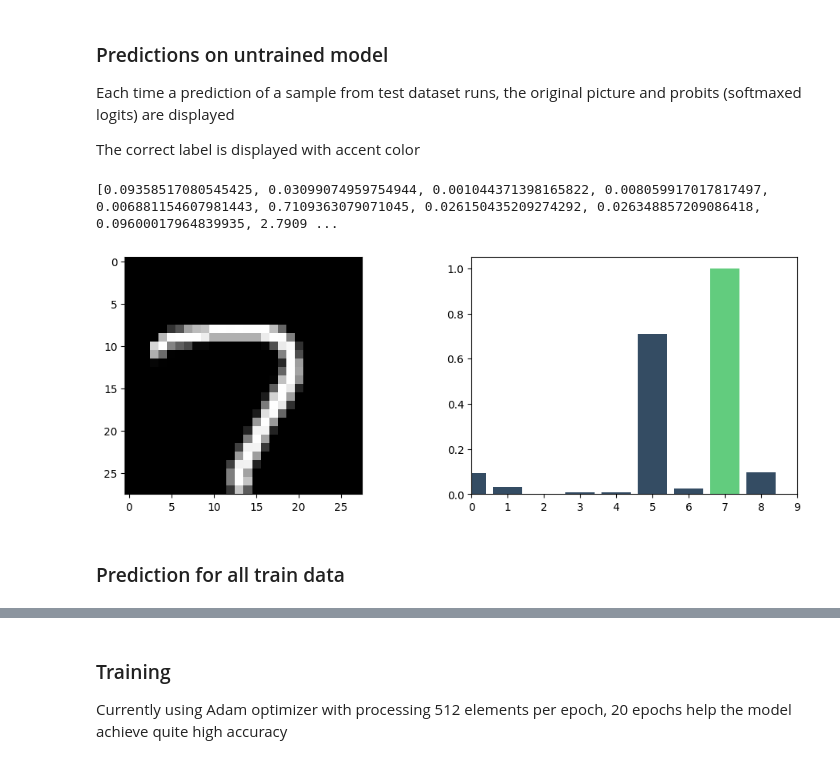
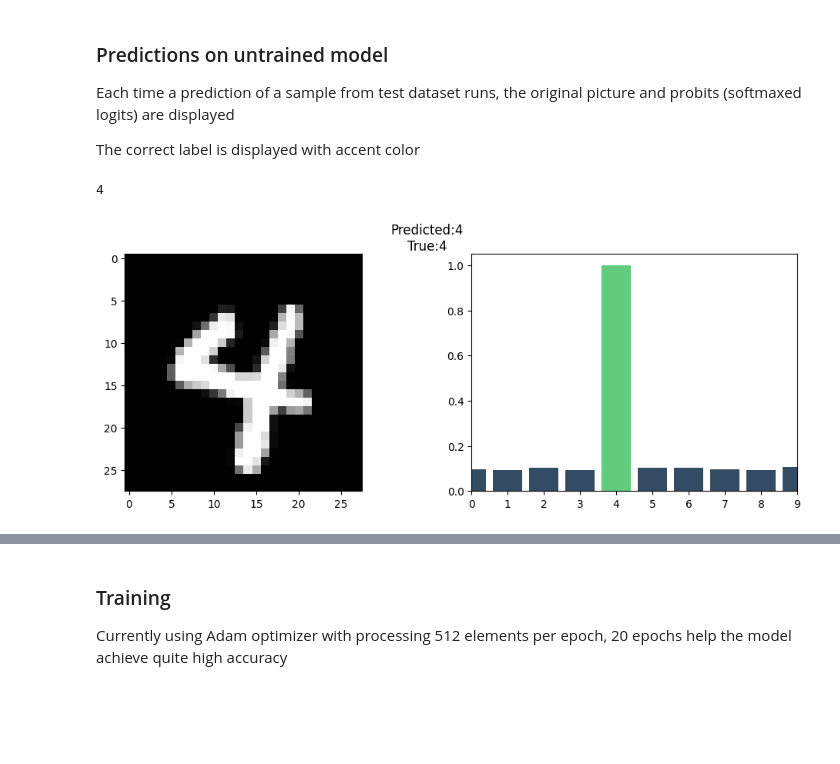
Before and after one commit to ncinsli/MNIST-Grad-CAM-implementation, a Jupyter notebook: model.ipynb, the cells around one changed output, grey strips where cells are left out. Drawn from its saved outputs; the diff is of its cells as text; code cells hidden in the pictures; blank space fills up the shorter version.

Commit message:
Update model.ipynb
Changed logits to probits, unified retrieving samples in demo logical blocks

```diff
--- a/model.ipynb
+++ b/model.ipynb
@@ -32,10 +33,25 @@ softmax = nn.Softmax(dim=0)
 relu = nn.ReLU()
 
 plt.rcParams['image.cmap'] = 'gray'
+# %%
+loader = DataLoader(dataset_test, batch_size=1, shuffle=True)
+
+def get_random_sample():
+    x, y = next(loader._get_iterator())
+    return [x.squeeze(0, 1), y.item()]
+
+def get_all_samples(dataset):
+    loader = DataLoader(dataset_train, batch_size=len(dataset_train), shuffle=False)
+    x, y = next(loader._get_iterator())
+    return [x.squeeze(0, 1), y]
+
+x_train, y_train = get_all_samples(dataset_train)
+x_test, y_test = get_all_samples(dataset_test)
 # %% [markdown]
 ### Displaying a random image
 # %%
-n = random.randint(0, len(x_train))
-plt.imshow(x_train[n])
-print(y_train[n].item())
+x_sample, y_sample = get_random_sample()
+
+plt.imshow(x_sample)
+print(y_sample)
 # %% [output]
@@ -76,39 +88,41 @@ The correct label is displayed with accent color
 # %%
 def predict_random_from_train(net: torch.nn.Module, apply_softmax=True):
     with torch.no_grad():
         fig, ax = plt.subplots(1, 2, figsize=(12, 4))
         n = random.randint(0, len(x_train))
-        ax[0].imshow(x_train[n])
-        y_sample = (net.forward(x_train[n].unsqueeze(0).unsqueeze(0))).squeeze()
-        y_sample = softmax(y_sample) if apply_softmax else y_sample
+        ax[0].imshow(x_sample)
+        y = (net.forward(x_sample.unsqueeze(0).unsqueeze(0))).squeeze()
+        y = softmax(y_sample) if apply_softmax else y_sample
 
         ax[1].bar(x=torch.arange(10), height=y_sample, color=COLOR_NEUTRAL)
         ax[1].bar(x=y_train[n], height=1)
 
         ax[1].set_xlim(0, 9)
 
     return y_sample
 
 
 def predict_random_from_test(net: torch.nn.Module, apply_softmax=True):
     with torch.no_grad():
         fig, ax = plt.subplots(1, 2, figsize=(12, 4))
+
         n = random.randint(0, len(x_test))
-        ax[0].imshow(x_test[n])
-        y_sample = ((net.forward(x_test[n].unsqueeze(0).unsqueeze(0))).squeeze())
-        y_sample = softmax(y_sample) if apply_softmax else y_sample
+        ax[0].imshow(x_sample)
+        y = ((net.forward(x_sample.unsqueeze(0).unsqueeze(0))).squeeze())
+        y = softmax(y) if apply_softmax else y
 
-        ax[1].bar(x=torch.arange(10), height=y_sample, color=COLOR_NEUTRAL)
-        ax[1].bar(x=y_test[n], height=1, color=COLOR_GOOD)
+        fig.suptitle(f'Predicted:{y.argmax()}\nTrue:{y_sample}')
+        ax[1].bar(x=torch.arange(10), height=y, color=COLOR_NEUTRAL)
+        ax[1].bar(x=y_sample, height=1, color=COLOR_GOOD)
 
         ax[1].set_xlim(0, 9)
 
     return y_sample
 
+x_sample, y_sample = get_random_sample()
+
 y_sample = predict_random_from_test(classifier, apply_softmax=True)
-print(y_sample.tolist())
+print(y_sample)
 # %% [output]
-[0.09358517080545425, 0.03099074959754944, 0.001044371398165822, 0.008059917017817497, 0.006881154607981443, 0.7109363079071045, 0.026150435209274292, 0.026348857209086418, 0.09600017964839935, 2.7909 ...
+4
-[figure, old version]
+[figure, new version]
-# %% [markdown]
-### Prediction for all train data
```
Also changed, not shown: parts of 11 cells of this notebook.
